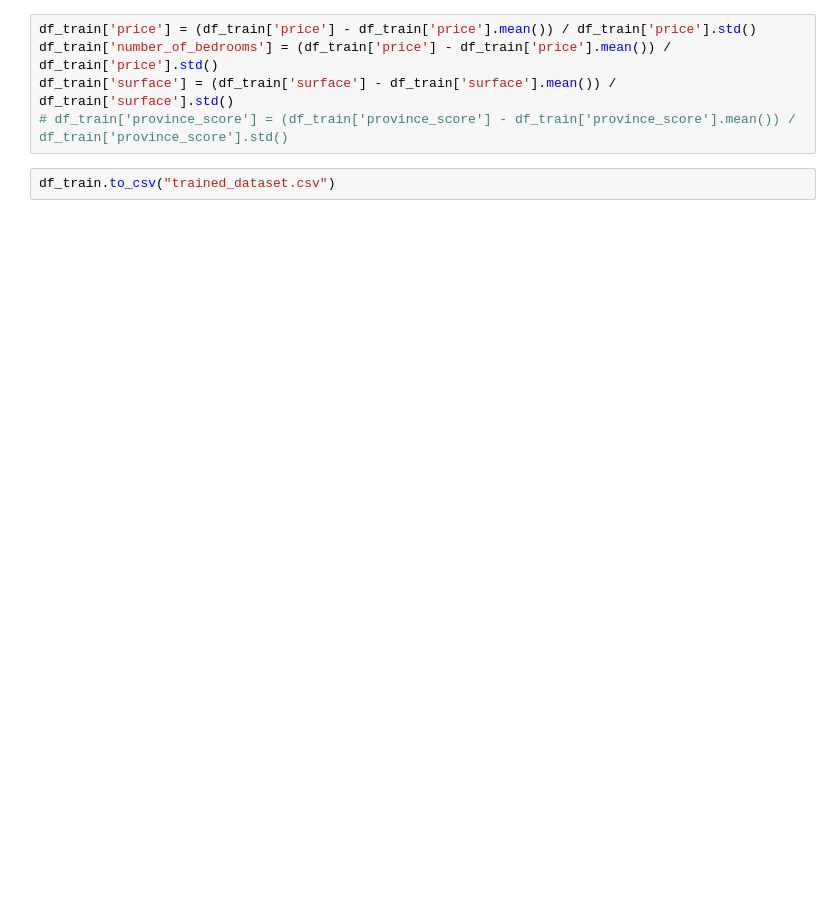
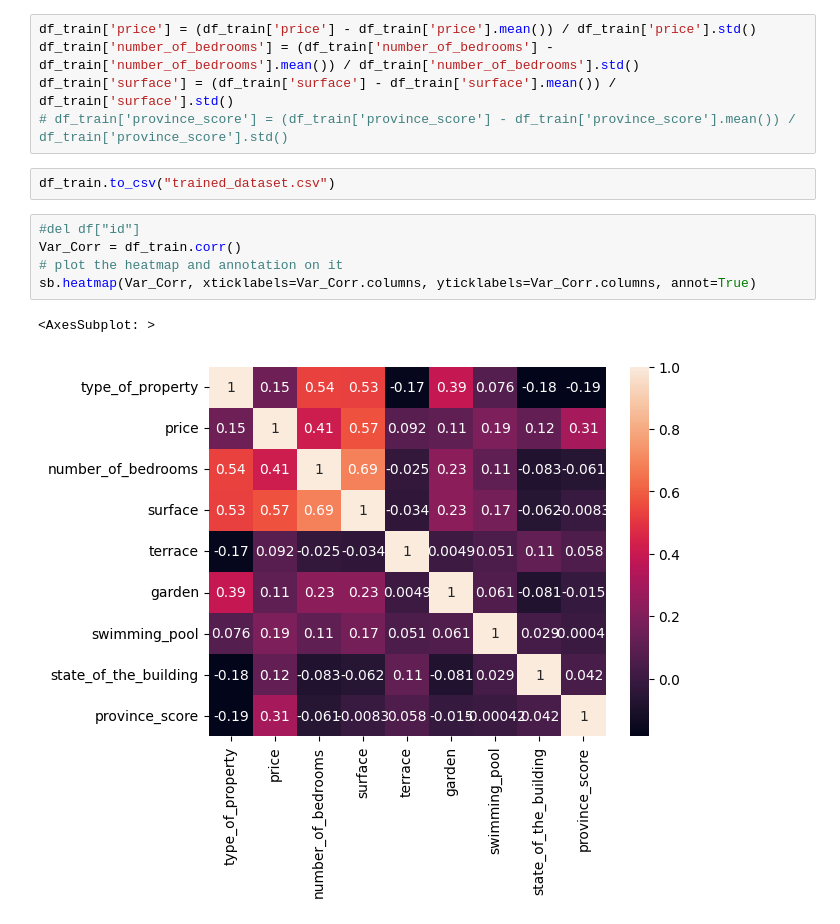
Before and after one commit to tanialemos/data-ML-old, a Jupyter notebook: cleaning_ML.ipynb, the cells around one changed output. Saved outputs shown, nothing was run; the diff lists cells and outputs as text; blank space fills up the shorter version.

```diff
--- a/cleaning_ML.ipynb
+++ b/cleaning_ML.ipynb
@@ -215,8 +214,16 @@ Index(['type_of_property', 'price', 'number_of_bedrooms', 'surface', 'terrace',
       dtype='object')
 # %%
 df_train['price'] = (df_train['price'] - df_train['price'].mean()) / df_train['price'].std()
-df_train['number_of_bedrooms'] = (df_train['price'] - df_train['price'].mean()) / df_train['price'].std()
+df_train['number_of_bedrooms'] = (df_train['number_of_bedrooms'] - df_train['number_of_bedrooms'].mean()) / df_train['number_of_bedrooms'].std()
 df_train['surface'] = (df_train['surface'] - df_train['surface'].mean()) / df_train['surface'].std()
 # df_train['province_score'] = (df_train['province_score'] - df_train['province_score'].mean()) / df_train['province_score'].std()
 # %%
 df_train.to_csv("trained_dataset.csv")
+# %%
+#del df["id"]
+Var_Corr = df_train.corr()
+# plot the heatmap and annotation on it
+sb.heatmap(Var_Corr, xticklabels=Var_Corr.columns, yticklabels=Var_Corr.columns, annot=True)
+# %% [output]
+<AxesSubplot: >
+[figure, added]
```
Also changed, not shown: parts of 4 cells of this notebook, 3 other files.
